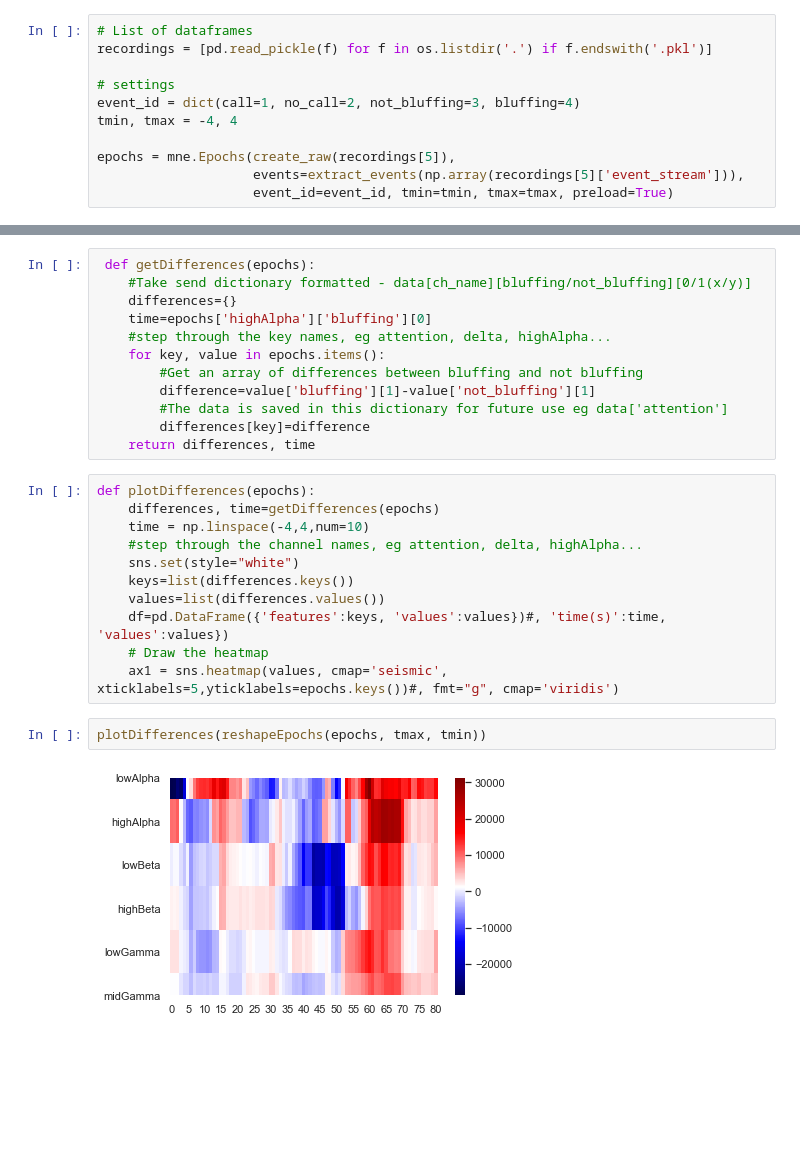
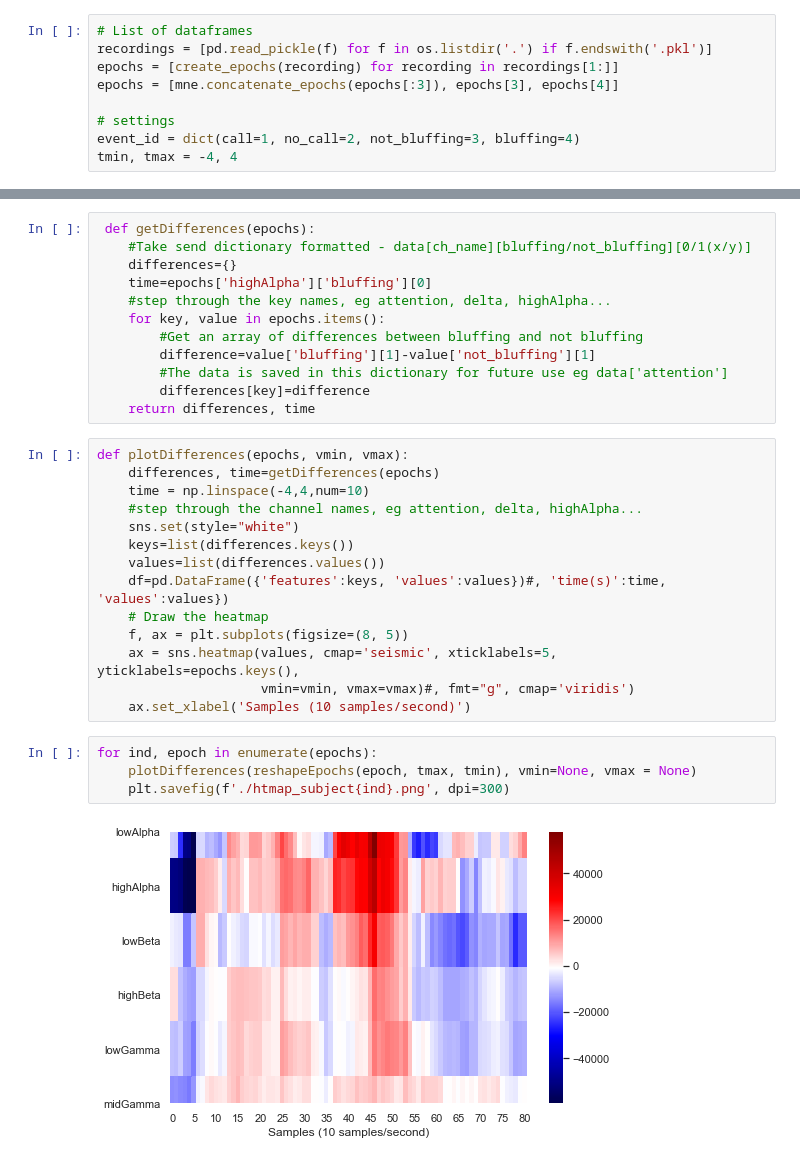
Before and after one commit to Allen-Z-4230/BS-Detector, a Jupyter notebook: Color map.ipynb, the cells around one changed output, grey strips where cells are left out. Cells and saved outputs as stored; diff of their text form; blank space fills up the shorter version.

```diff
--- a/Color map.ipynb
+++ b/Color map.ipynb
@@ -13,14 +13,12 @@ import copy
 # %%
 # List of dataframes
 recordings = [pd.read_pickle(f) for f in os.listdir('.') if f.endswith('.pkl')]
+epochs = [create_epochs(recording) for recording in recordings[1:]]
+epochs = [mne.concatenate_epochs(epochs[:3]), epochs[3], epochs[4]]
 
 # settings
 event_id = dict(call=1, no_call=2, not_bluffing=3, bluffing=4)
 tmin, tmax = -4, 4
-
-epochs = mne.Epochs(create_raw(recordings[5]),
-                    events=extract_events(np.array(recordings[5]['event_stream'])),
-                    event_id=event_id, tmin=tmin, tmax=tmax, preload=True)
 # %%
 def reshapeEpochs(epochs, tmax, tmin):
     #Remove empty dimension and average across trials. Returns dictionary
@@ -54,7 +52,7 @@ def reshapeEpochs(epochs, tmax, tmin):
         differences[key]=difference
     return differences, time
 # %%
-def plotDifferences(epochs):
+def plotDifferences(epochs, vmin, vmax):
     differences, time=getDifferences(epochs)
     time = np.linspace(-4,4,num=10)
     #step through the channel names, eg attention, delta, highAlpha...
@@ -63,8 +61,13 @@ def plotDifferences(epochs):
     values=list(differences.values())
     df=pd.DataFrame({'features':keys, 'values':values})#, 'time(s)':time, 'values':values})
     # Draw the heatmap
-    ax1 = sns.heatmap(values, cmap='seismic', xticklabels=5,yticklabels=epochs.keys())#, fmt="g", cmap='viridis')
+    f, ax = plt.subplots(figsize=(8, 5))
+    ax = sns.heatmap(values, cmap='seismic', xticklabels=5, yticklabels=epochs.keys(),
+                     vmin=vmin, vmax=vmax)#, fmt="g", cmap='viridis')
+    ax.set_xlabel('Samples (10 samples/second)')
-# %%
-plotDifferences(reshapeEpochs(epochs, tmax, tmin))
-# %% [output]
-[figure, removed]
+# %%
+for ind, epoch in enumerate(epochs):
+    plotDifferences(reshapeEpochs(epoch, tmax, tmin), vmin=None, vmax = None)
+    plt.savefig(f'./htmap_subject{ind}.png', dpi=300)
+# %% [output]
+[figure, added]
```
Also changed, not shown: parts of 2 cells of this notebook, 14 other files.
